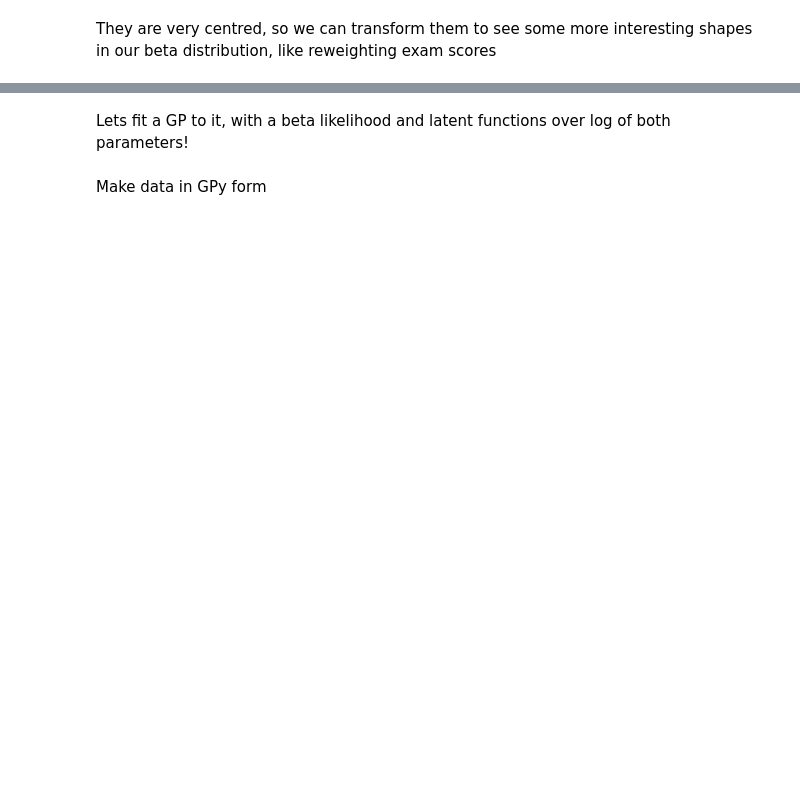
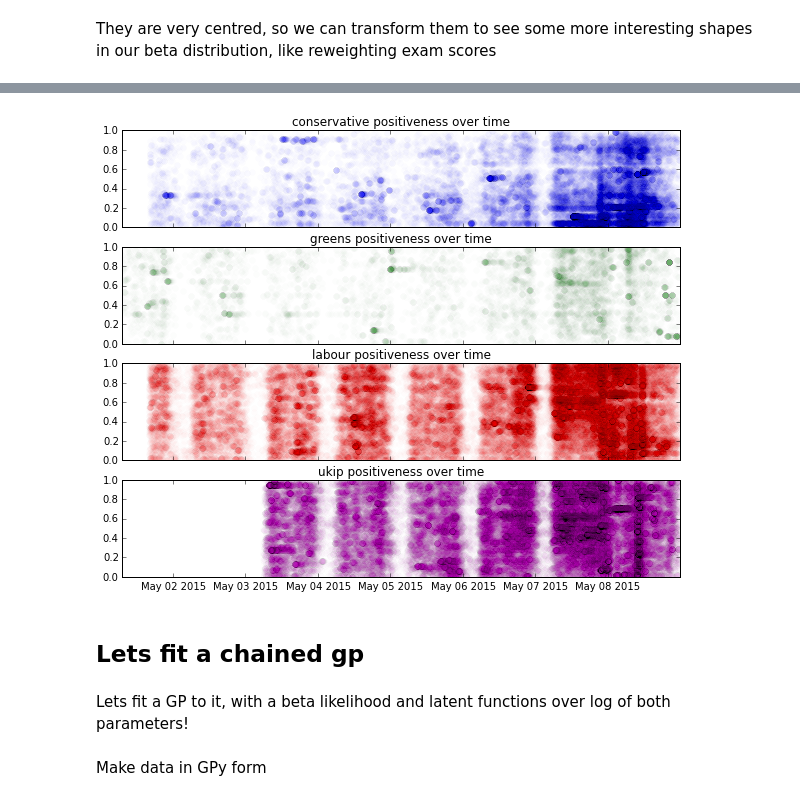
Before and after one commit to SheffieldML/ChainedGP, a Jupyter notebook: chained_gp/notebooks/PoliticsTweets.ipynb, the cells around one changed output, grey strips where cells are left out. Drawn from its saved outputs; the diff is of its cells as text; code cells hidden in the pictures; blank space fills up the shorter version.

```diff
--- a/chained_gp/notebooks/PoliticsTweets.ipynb
+++ b/chained_gp/notebooks/PoliticsTweets.ipynb
@@ -129,9 +195,13 @@ plt.legend()
 # %%
-fig, axes = plt.subplots(len(dfs), 1, sharex=True)
+fig, axes = plt.subplots(len(parties), 1, sharex=True)
 for (party, party_df), ax in zip(transformed_grouped, axes):
     color = party_df['color'][0]
     ax.set_title("{} positiveness over time".format(party))
     ax.plot_date(party_df['timestamp'], party_df['pos'], 'o', color=color, alpha=0.01, lw=0)
+# %% [output]
+[figure, added]
+# %% [markdown]
+## Lets fit a chained gp
 # %% [markdown]
 Lets fit a GP to it, with a beta likelihood and latent functions over log of both parameters!
 # %%
```
Also changed, not shown: parts of 36 cells of this notebook.
